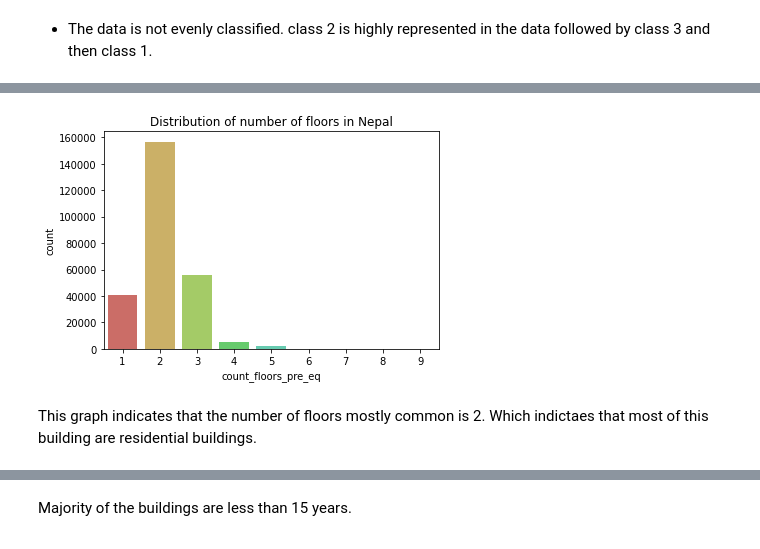
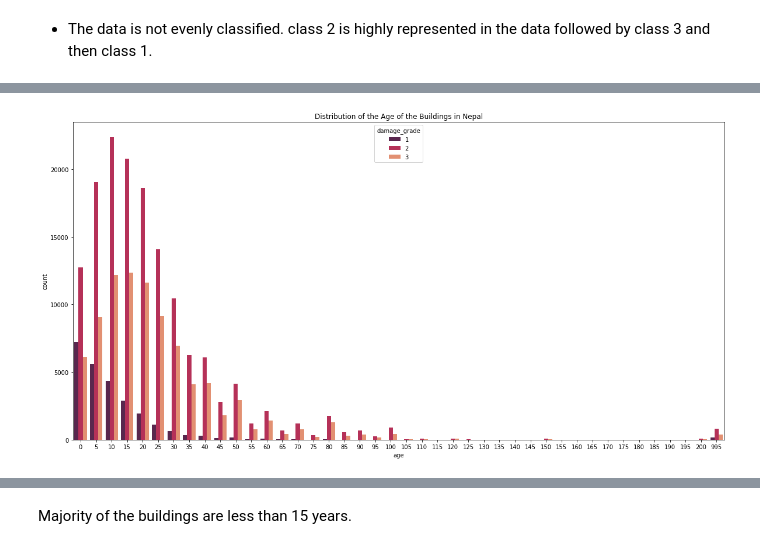
Before and after one commit to Nokulunga77/Data-Competition-, a Jupyter notebook: Note_book.ipynb, the cells around one changed output, grey strips where cells are left out. Cells and saved outputs as stored; diff of their text form; code cells hidden in the pictures.

```diff
--- a/Note_book.ipynb
+++ b/Note_book.ipynb
@@ -230,7 +194,10 @@ cols= [ 'geo_level_1_id', 'geo_level_2_id', 'geo_level_3_id',
 # %%
-sns.countplot(x = 'count_floors_pre_eq', data = df_train, palette = "hls")
-plt.title("Distribution of number of floors in Nepal");
+from matplotlib import rcParams
+
+sns.countplot(x = 'age', data = df_train, palette = "rocket", hue = 'damage_grade')
+
+rcParams['figure.figsize'] = 20,10
+
+plt.title("Distribution of the Age of the Buildings in Nepal");
 # %% [output]
-[figure, old version]
+[figure, new version]
-# %% [markdown]
-This graph indicates that the number of floors mostly common is 2. Which indictaes that most of this building are residential buildings.
```
Also changed, not shown: parts of 29 cells of this notebook.
